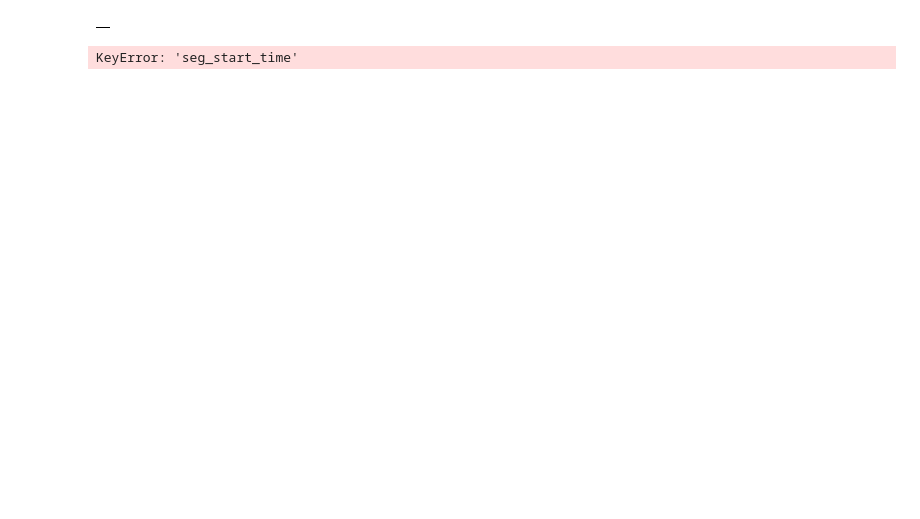
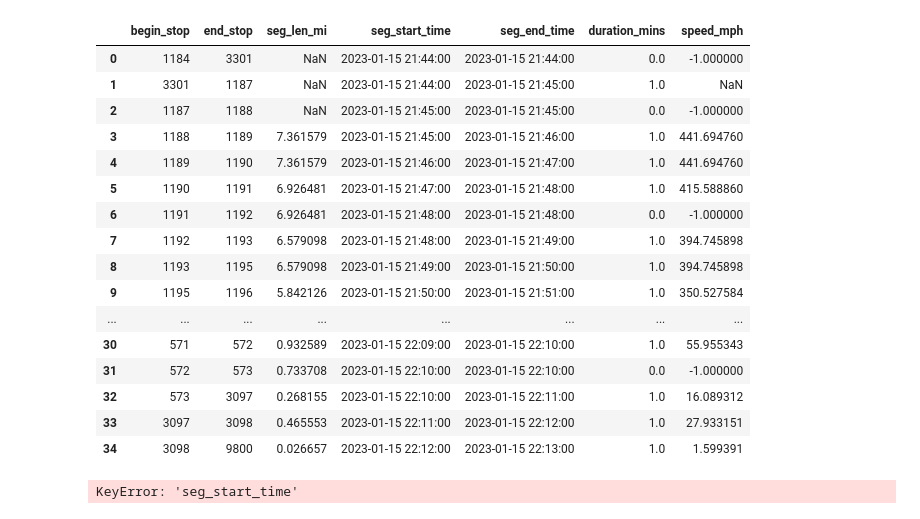
Before and after one commit to SACOG/GTFS-tools, a Jupyter notebook: gtfs-link-speeds/testing-linkspeed-fxns.ipynb, the cells around one changed output. Saved outputs shown, nothing was run; the diff lists cells and outputs as text; code cells hidden in the pictures; blank space fills up the shorter version.

Commit message:
more trying with gtfs seg speeds

```diff
--- a/gtfs-link-speeds/testing-linkspeed-fxns.ipynb
+++ b/gtfs-link-speeds/testing-linkspeed-fxns.ipynb
@@ -47,7 +42,7 @@ df_test_trip = gtfs.df_trips.loc[gtfs.df_trips['trip_id'] == test_trip_id]
 
 # create geodataframe of the test trip, with trip data and trip shape
 gdf_test_tripshp = df_test_trip.join(gtfs.gdf_lineshps, on='shape_id')
-gdf_test_tripshp = gpd.GeoDataFrame(gdf_test_tripshp, geometry='geometry')
+gdf_test_tripshp = gpd.GeoDataFrame(gdf_test_tripshp, geometry='geometry', crs=gtfs.epsg_sacog)
 
 # make point gdf of stop locations along the trip shape
 gdf_test_stops = df_test_trip.merge(gtfs.df_stoptimes, on='trip_id') \
@@ -144,0 +53,11 @@ seg_data
+# %%
+pair = stop_pairs[0]
+
+gdf_pair = gdf_test_stops.loc[gdf_test_stops['stop_sequence'].isin(pair)]
+trip_line = gdf_test_tripshp.geometry[0]
+coords = gdf_pair.geometry.unary_union
+
+# coords_snapped = shapely.ops.snap(coords, line, tolerance=100.0)
+
+# gdf_snapped_pts = gpd.GeoDataFrame([[i, geo] for i, geo in enumerate(coords_snapped)], \
+#                  columns=['i', 'geometry'], geometry='geometry')
@@ -145,8 +197,26 @@ seg_data
 # %%
+segment_data
+
 test_gdf = gpd.GeoDataFrame(segment_data)
 test_gdf # [['begin_stop', 'end_stop']]
 # %% [output]
-|  |
+|  | begin_stop | end_stop | seg_len_mi | seg_start_time | seg_end_time | duration_mins | speed_mph |
+| 0 | 1184 | 3301 | NaN | 2023-01-15 21:44:00 | 2023-01-15 21:44:00 | 0.0 | -1.000000 |
+| 1 | 3301 | 1187 | NaN | 2023-01-15 21:44:00 | 2023-01-15 21:45:00 | 1.0 | NaN |
+| 2 | 1187 | 1188 | NaN | 2023-01-15 21:45:00 | 2023-01-15 21:45:00 | 0.0 | -1.000000 |
+| 3 | 1188 | 1189 | 7.361579 | 2023-01-15 21:45:00 | 2023-01-15 21:46:00 | 1.0 | 441.694760 |
+| 4 | 1189 | 1190 | 7.361579 | 2023-01-15 21:46:00 | 2023-01-15 21:47:00 | 1.0 | 441.694760 |
+| 5 | 1190 | 1191 | 6.926481 | 2023-01-15 21:47:00 | 2023-01-15 21:48:00 | 1.0 | 415.588860 |
+| 6 | 1191 | 1192 | 6.926481 | 2023-01-15 21:48:00 | 2023-01-15 21:48:00 | 0.0 | -1.000000 |
+| 7 | 1192 | 1193 | 6.579098 | 2023-01-15 21:48:00 | 2023-01-15 21:49:00 | 1.0 | 394.745898 |
+| 8 | 1193 | 1195 | 6.579098 | 2023-01-15 21:49:00 | 2023-01-15 21:50:00 | 1.0 | 394.745898 |
+| 9 | 1195 | 1196 | 5.842126 | 2023-01-15 21:50:00 | 2023-01-15 21:51:00 | 1.0 | 350.527584 |
+| ... | ... | ... | ... | ... | ... | ... | ... |
+| 30 | 571 | 572 | 0.932589 | 2023-01-15 22:09:00 | 2023-01-15 22:10:00 | 1.0 | 55.955343 |
+| 31 | 572 | 573 | 0.733708 | 2023-01-15 22:10:00 | 2023-01-15 22:10:00 | 0.0 | -1.000000 |
+| 32 | 573 | 3097 | 0.268155 | 2023-01-15 22:10:00 | 2023-01-15 22:11:00 | 1.0 | 16.089312 |
+| 33 | 3097 | 3098 | 0.465553 | 2023-01-15 22:11:00 | 2023-01-15 22:12:00 | 1.0 | 27.933151 |
+| 34 | 3098 | 9800 | 0.026657 | 2023-01-15 22:12:00 | 2023-01-15 22:13:00 | 1.0 | 1.599391 |
 # %%
 
 test_gdf['seg_start_time'] = test_gdf['seg_start_time'].astype('str')
```
Also changed, not shown: parts of 16 cells of this notebook, 2 other files.
